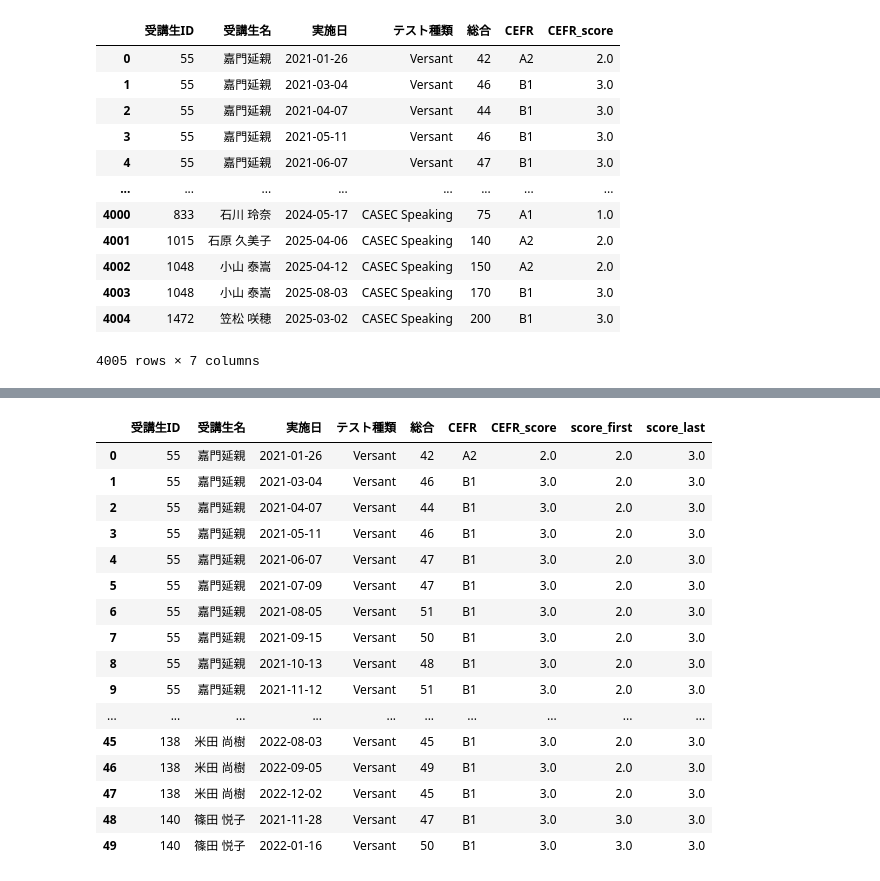
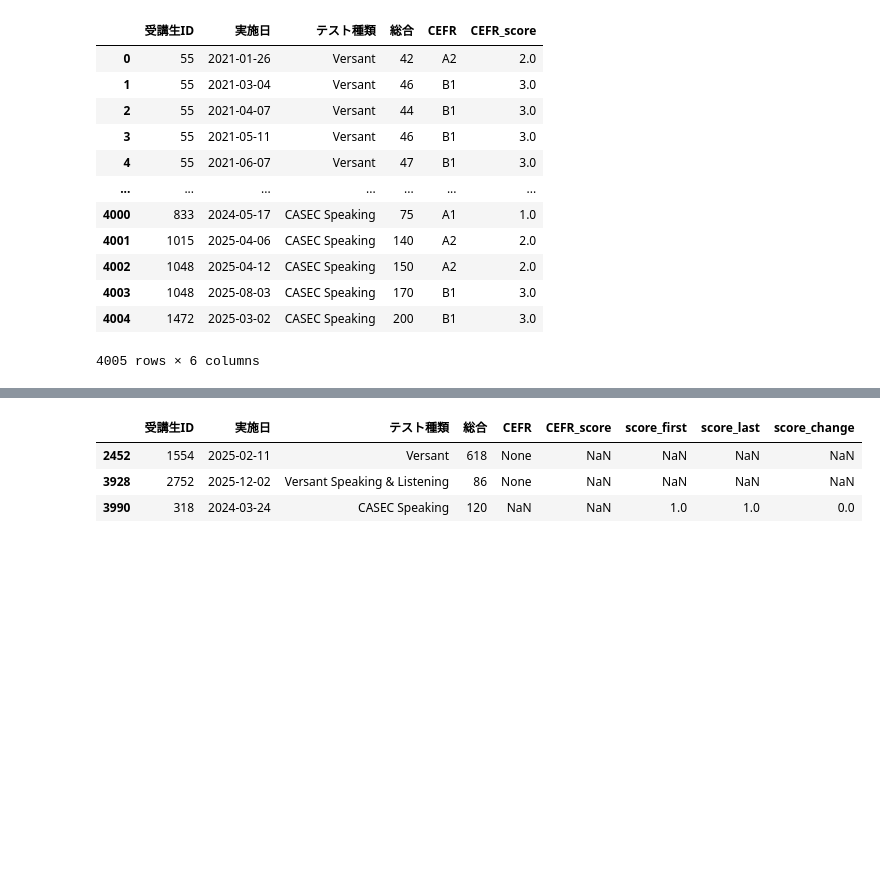
Before and after one commit to Kazuya-Y/public, a Jupyter notebook: Kazuya_データ分析.ipynb, the cells around one changed output, grey strips where cells are left out. Cells and saved outputs as stored; diff of their text form; code cells hidden in the pictures; blank space fills up the shorter version.

```diff
--- a/Kazuya_データ分析.ipynb
+++ b/Kazuya_データ分析.ipynb
@@ -42,15 +42,15 @@ def versant_sl_score_to_cefr(score):
         return None
 
 def casec_score_to_cefr(score):
-    if 0 <= score <= 399:
+    if 0 <= score <= 444:
         return 'A1'
-    elif 400 <= score <= 599:
+    elif 445 <= score <= 609:
         return 'A2'
-    elif 600 <= score <= 799:
+    elif 610 <= score <= 729:
         return 'B1'
-    elif 800 <= score <= 899:
+    elif 730 <= score <= 860:
         return 'B2'
-    elif 900 <= score <= 1000:
+    elif 861 <= score <= 1000:
         return 'C1'
     else:
         return None
@@ -80,4 +80,4 @@ df_monthly_test_results.loc[mask_sl, 'CEFR'] = df_monthly_test_results.loc[mask_
 mask_casec = df_monthly_test_results['テスト種類'] == 'CASEC'
 df_monthly_test_results.loc[mask_casec, 'CEFR'] = df_monthly_test_results.loc[mask_casec, '総合'].apply(casec_score_to_cefr)
 
-df_monthly_test_results.head(30)
+##df_monthly_test_results.head(30)
@@ -116,22 +98,23 @@ df_temp_casec_s = df_temp_casec_s.rename(columns={"CEFR_casec": "CEFR"})
 
 df_monthly_test_results = pd.concat([df_temp_non_casec_s, df_temp_casec_s], ignore_index=True)
 df_monthly_test_results['CEFR_score']=df_monthly_test_results['CEFR'].apply(cefr_to_num)
+df_monthly_test_results=df_monthly_test_results.drop(columns=["受講生名"])
 # %%
 df_monthly_test_results
 # %% [output]
-|  | 受講生ID | 受講生名 | 実施日 | テスト種類 | 総合 | CEFR | CEFR_score |
-| 0 | 55 | 嘉門延親 | 2021-01-26 | Versant | 42 | A2 | 2.0 |
-| 1 | 55 | 嘉門延親 | 2021-03-04 | Versant | 46 | B1 | 3.0 |
-| 2 | 55 | 嘉門延親 | 2021-04-07 | Versant | 44 | B1 | 3.0 |
-| 3 | 55 | 嘉門延親 | 2021-05-11 | Versant | 46 | B1 | 3.0 |
-| 4 | 55 | 嘉門延親 | 2021-06-07 | Versant | 47 | B1 | 3.0 |
-| ... | ... | ... | ... | ... | ... | ... | ... |
-| 4000 | 833 | 石川 玲奈 | 2024-05-17 | CASEC Speaking | 75 | A1 | 1.0 |
-| 4001 | 1015 | 石原 久美子 | 2025-04-06 | CASEC Speaking | 140 | A2 | 2.0 |
-| 4002 | 1048 | 小山 泰嵩 | 2025-04-12 | CASEC Speaking | 150 | A2 | 2.0 |
-| 4003 | 1048 | 小山 泰嵩 | 2025-08-03 | CASEC Speaking | 170 | B1 | 3.0 |
-| 4004 | 1472 | 笠松 咲穂 | 2025-03-02 | CASEC Speaking | 200 | B1 | 3.0 |
+|  | 受講生ID | 実施日 | テスト種類 | 総合 | CEFR | CEFR_score |
+| 0 | 55 | 2021-01-26 | Versant | 42 | A2 | 2.0 |
+| 1 | 55 | 2021-03-04 | Versant | 46 | B1 | 3.0 |
+| 2 | 55 | 2021-04-07 | Versant | 44 | B1 | 3.0 |
+| 3 | 55 | 2021-05-11 | Versant | 46 | B1 | 3.0 |
+| 4 | 55 | 2021-06-07 | Versant | 47 | B1 | 3.0 |
+| ... | ... | ... | ... | ... | ... | ... |
+| 4000 | 833 | 2024-05-17 | CASEC Speaking | 75 | A1 | 1.0 |
+| 4001 | 1015 | 2025-04-06 | CASEC Speaking | 140 | A2 | 2.0 |
+| 4002 | 1048 | 2025-04-12 | CASEC Speaking | 150 | A2 | 2.0 |
+| 4003 | 1048 | 2025-08-03 | CASEC Speaking | 170 | B1 | 3.0 |
+| 4004 | 1472 | 2025-03-02 | CASEC Speaking | 200 | B1 | 3.0 |
-4005 rows × 7 columns
+4005 rows × 6 columns
 # %%
 from google.colab import files
 df_test=df_monthly_test_results[df_monthly_test_results['テスト種類']=='CASEC Speaking'].head(30)
@@ -141,45 +124,29 @@ files.download("data.csv")
 [interactive output not drawn]
 [interactive output not drawn]
 # %%
-# 実施日を datetime に変換
-##df_monthly_test_results["実施日"] = df_monthly_test_results.to_datetime(df["実施日"])
-
 # 受講生IDごとに「最も早い実施日」の CEFR_score を取得
 first_scores = (
     df_monthly_test_results.loc[df_monthly_test_results.groupby("受講生ID")["実施日"].idxmin()]
     .set_index("受講生ID")["CEFR_score"]
 )
 
-# score_first 列として元の DataFrame に追加
 df_monthly_test_results["score_first"] = df_monthly_test_results["受講生ID"].map(first_scores)
 
 # 受講生IDごとに「最も遅い実施日」の CEFR_score を取得
 last_scores = (
     df_monthly_test_results.loc[df_monthly_test_results.groupby("受講生ID")["実施日"].idxmax()]
     .set_index("受講生ID")["CEFR_score"]
 )
 
-# score_first 列として元の DataFrame に追加
 df_monthly_test_results["score_last"] = df_monthly_test_results["受講生ID"].map(last_scores)
+df_monthly_test_results['score_change'] =df_monthly_test_results['score_last']-df_monthly_test_results['score_first']
 
-df_monthly_test_results.head(50)
-##df_monthly_test_results['CEFR_score'].isna().sum()
-##df_monthly_test_results[df_monthly_test_results['CEFR_score'].isna()]
+
+##df_monthly_test_results.head(50)
+df_monthly_test_results['CEFR_score'].isna().sum()
+df_monthly_test_results[df_monthly_test_results['CEFR_score'].isna()]
 # %% [output]
-|  | 受講生ID | 受講生名 | 実施日 | テスト種類 | 総合 | CEFR | CEFR_score | score_first | score_last |
-| 0 | 55 | 嘉門延親 | 2021-01-26 | Versant | 42 | A2 | 2.0 | 2.0 | 3.0 |
-| 1 | 55 | 嘉門延親 | 2021-03-04 | Versant | 46 | B1 | 3.0 | 2.0 | 3.0 |
-| 2 | 55 | 嘉門延親 | 2021-04-07 | Versant | 44 | B1 | 3.0 | 2.0 | 3.0 |
-| 3 | 55 | 嘉門延親 | 2021-05-11 | Versant | 46 | B1 | 3.0 | 2.0 | 3.0 |
-| 4 | 55 | 嘉門延親 | 2021-06-07 | Versant | 47 | B1 | 3.0 | 2.0 | 3.0 |
-| 5 | 55 | 嘉門延親 | 2021-07-09 | Versant | 47 | B1 | 3.0 | 2.0 | 3.0 |
-| 6 | 55 | 嘉門延親 | 2021-08-05 | Versant | 51 | B1 | 3.0 | 2.0 | 3.0 |
-| 7 | 55 | 嘉門延親 | 2021-09-15 | Versant | 50 | B1 | 3.0 | 2.0 | 3.0 |
-| 8 | 55 | 嘉門延親 | 2021-10-13 | Versant | 48 | B1 | 3.0 | 2.0 | 3.0 |
-| 9 | 55 | 嘉門延親 | 2021-11-12 | Versant | 51 | B1 | 3.0 | 2.0 | 3.0 |
-| ... | ... | ... | ... | ... | ... | ... | ... | ... | ... |
-| 45 | 138 | 米田 尚樹 | 2022-08-03 | Versant | 45 | B1 | 3.0 | 2.0 | 3.0 |
-| 46 | 138 | 米田 尚樹 | 2022-09-05 | Versant | 49 | B1 | 3.0 | 2.0 | 3.0 |
-| 47 | 138 | 米田 尚樹 | 2022-12-02 | Versant | 45 | B1 | 3.0 | 2.0 | 3.0 |
-| 48 | 140 | 篠田 悦子 | 2021-11-28 | Versant | 47 | B1 | 3.0 | 3.0 | 3.0 |
-| 49 | 140 | 篠田 悦子 | 2022-01-16 | Versant | 50 | B1 | 3.0 | 3.0 | 3.0 |
+|  | 受講生ID | 実施日 | テスト種類 | 総合 | CEFR | CEFR_score | score_first | score_last | score_change |
+| 2452 | 1554 | 2025-02-11 | Versant | 618 | None | NaN | NaN | NaN | NaN |
+| 3928 | 2752 | 2025-12-02 | Versant Speaking & Listening | 86 | None | NaN | NaN | NaN | NaN |
+| 3990 | 318 | 2024-03-24 | CASEC Speaking | 120 | NaN | NaN | 1.0 | 1.0 | 0.0 |
```
Also changed, not shown: parts of 3 cells of this notebook.
